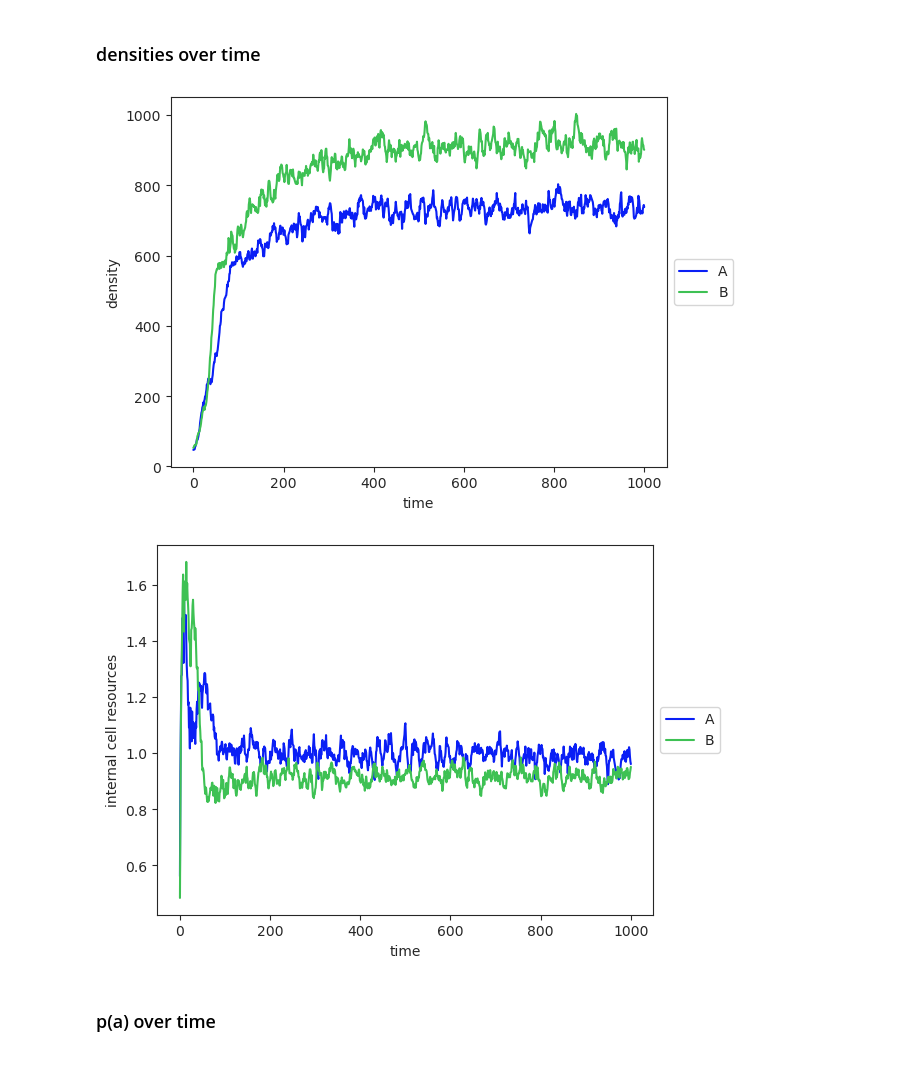
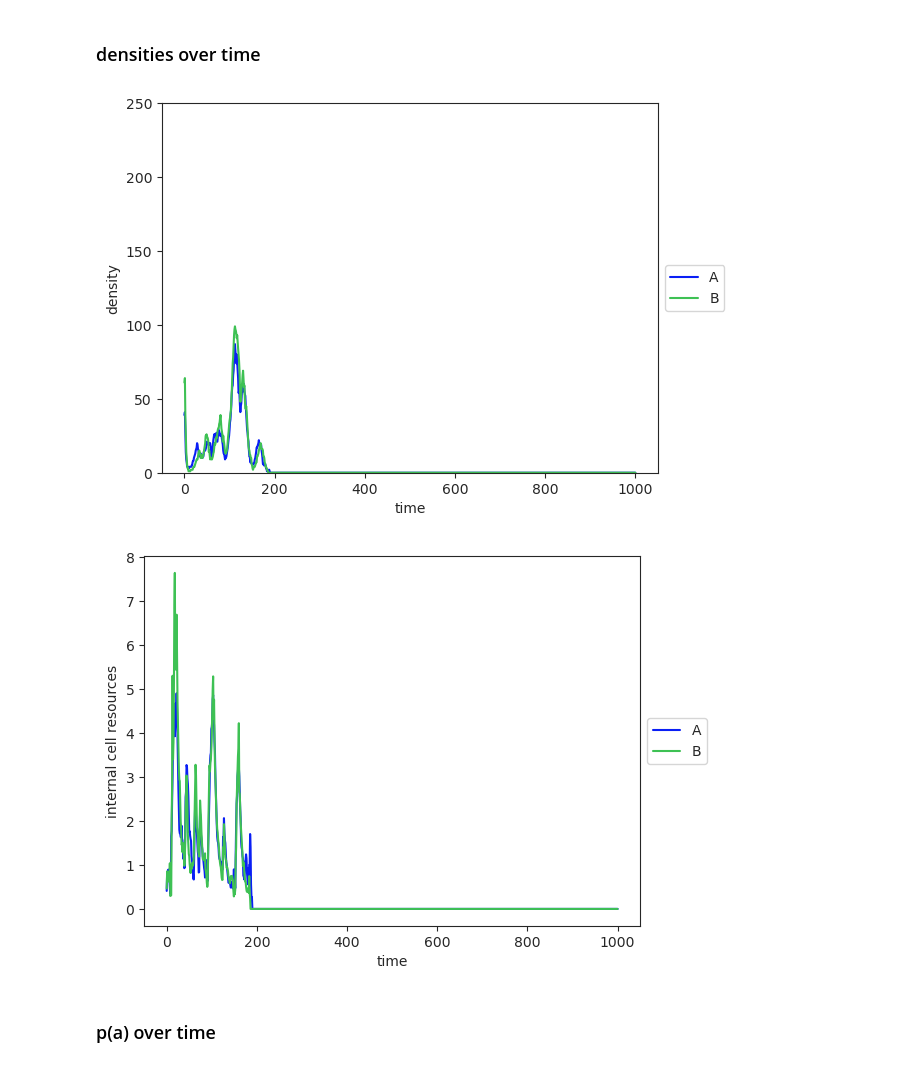
Before and after one commit to LennonLab/mutual-dorm, a Jupyter notebook: python/main.ipynb, the cells around one changed output. Saved outputs shown, nothing was run; the diff lists cells and outputs as text; code cells hidden in the pictures.

```diff
--- a/python/main.ipynb
+++ b/python/main.ipynb
@@ -20,9 +20,9 @@ R = None
 mt = None
 g = None
 size = None
-env_stoch = False
+env_stoch = True
 responsive = False
-dorm = True
+dorm = False
 
 if num_cells == 1:
     cell_type = "A" # if only one cell type, make them all A
@@ -103,16 +103,17 @@ for t in range(t_max):
 # %%
 N = np.array(Na)+ np.array(Nb)
 ts = range(t_max+1)
 fig, ax = plt.subplots()
 ax.plot(ts, Na, label='A', )
 ax.plot(ts, Nb, label='B')
 # ax.plot(ts, N, label='Total N')
 ax.set_xlabel('time')
 ax.set_ylabel('density')
+ax.set_ylim(bottom=0.0,top=250)
 plt.legend(loc='center left', bbox_to_anchor=(1, 0.5))
 plt.show()
 # %% [output]
-[figure, old version]
+[figure, new version]
 # %%
 fig, ax = plt.subplots()
 # ax.plot(ts, R, label='total')
@@ -123,7 +124,7 @@ ax.set_ylabel('internal cell resources')
 plt.legend(loc='center left', bbox_to_anchor=(1, 0.5))
 plt.show()
 # %% [output]
-[figure, old version]
+[figure, new version]
 # %% [markdown]
 ### p(a) over time
 # %%
```
Also changed, not shown: parts of 5 cells of this notebook, 5 other files.
